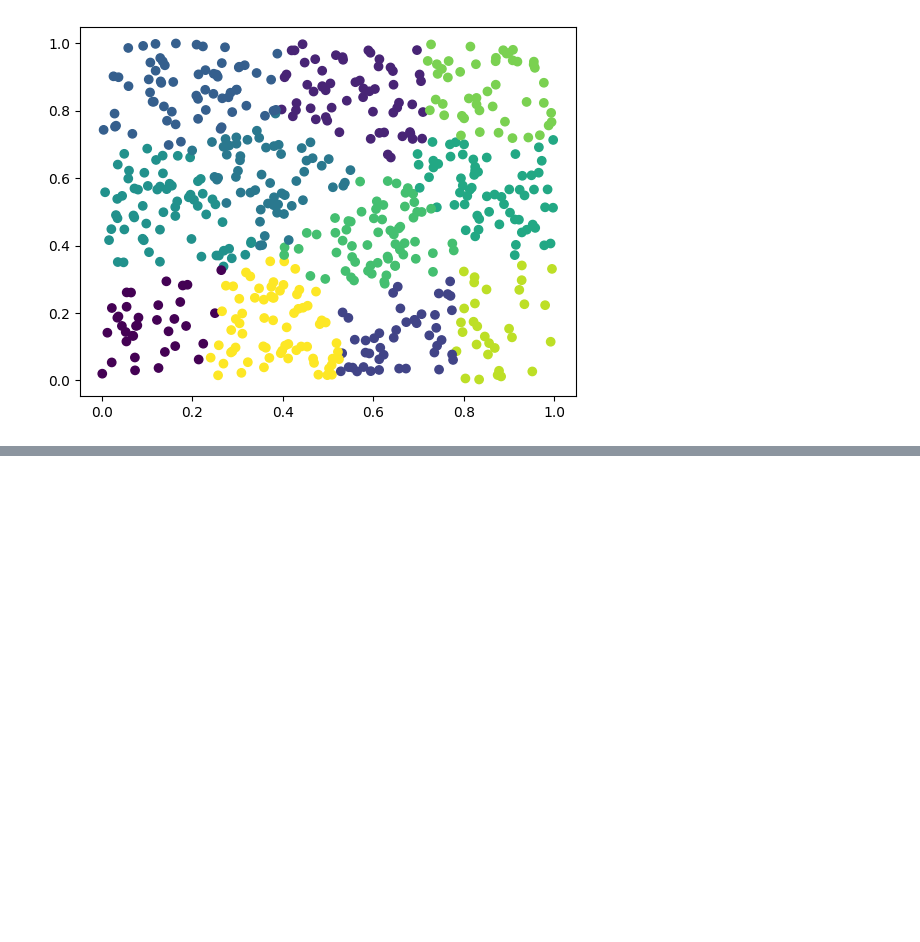
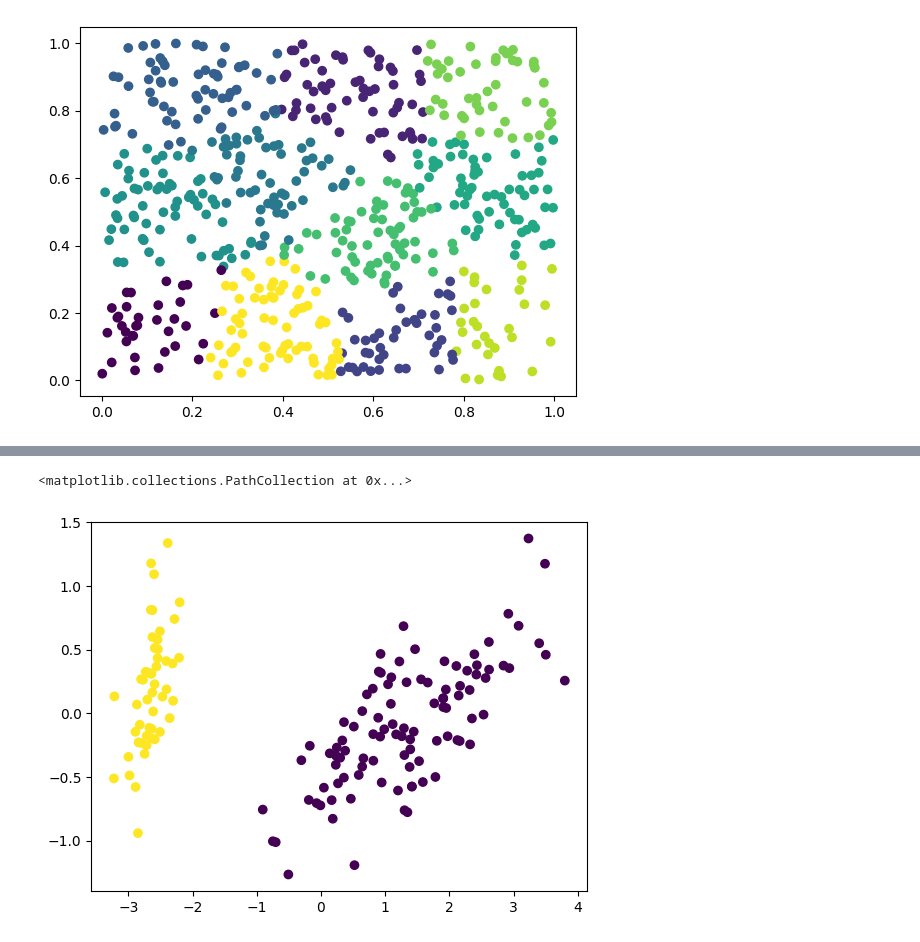
Before and after one commit to deepakalur4/UnSuperivised-ML-Algo-Practical-implementation, a Jupyter notebook: All_ML_Clustering.ipynb, the cells around one changed output, grey strips where cells are left out. Cells and saved outputs as stored; diff of their text form; code cells hidden in the pictures; blank space fills up the shorter version.

```diff
--- a/All_ML_Clustering.ipynb
+++ b/All_ML_Clustering.ipynb
@@ -108,0 +185,3 @@ plt.scatter(y[:,0],y[:,1],c=y_pred)
+# %%
+model=AgglomerativeClustering(n_clusters=2,metric="euclidean",linkage='ward')
+model.fit(pca_scaled_model)
@@ -108,0 +200,5 @@ plt.scatter(y[:,0],y[:,1],c=y_pred)
+# %%
+plt.scatter(pca_scaled_model[:,0],pca_scaled_model[:,1],c=model.labels_)
+# %% [output]
+<matplotlib.collections.PathCollection at 0x...>
+[figure, added]
```
Also changed, not shown: parts of 17 cells of this notebook.
